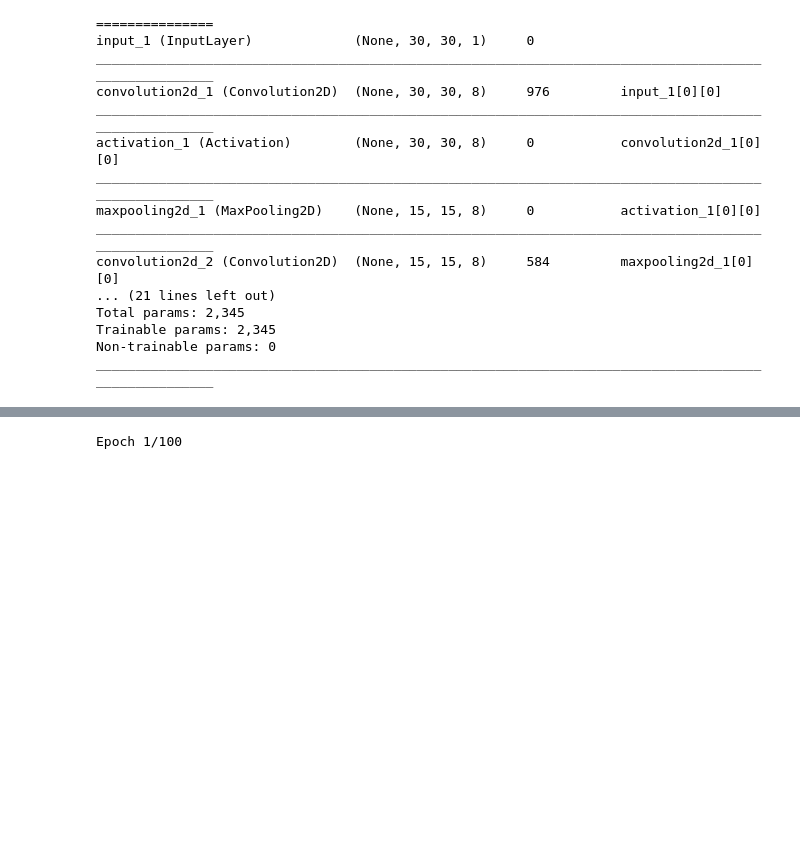
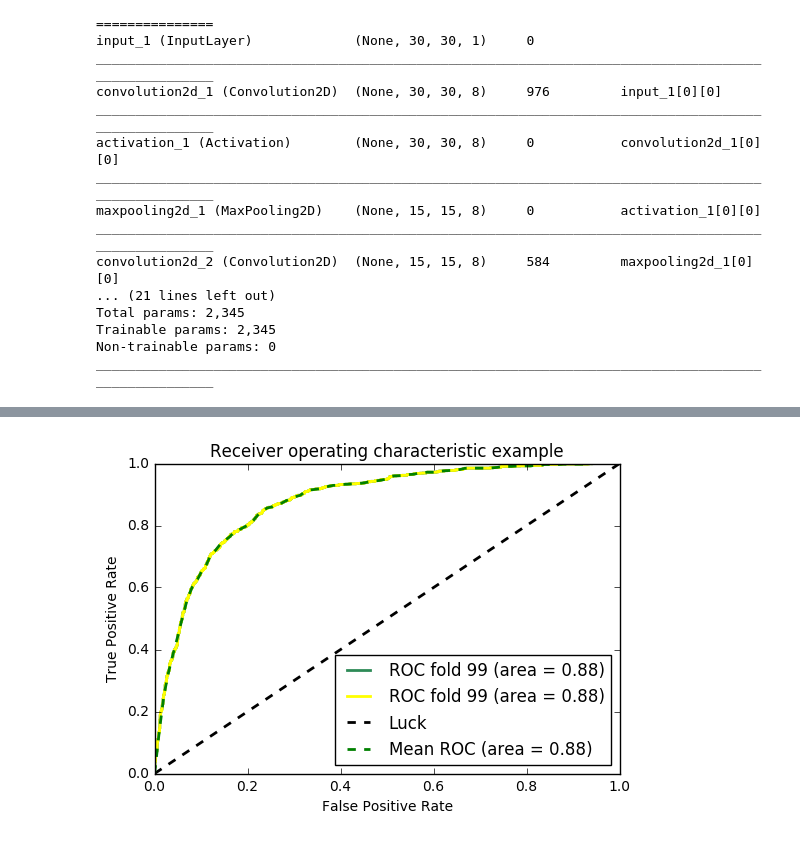
Before and after one commit to awhitbeck/scientific-python-hats, a Jupyter notebook: cms-open-data-ml/MLJEC@MCTruth.ipynb, the cells around one changed output, grey strips where cells are left out. Drawn from its saved outputs; the diff is of its cells as text; code cells hidden in the pictures; blank space fills up the shorter version.

Commit message:
Separate the training and plotting parts of the model fitting.

```diff
--- a/cms-open-data-ml/MLJEC@MCTruth.ipynb
+++ b/cms-open-data-ml/MLJEC@MCTruth.ipynb
@@ -417,3 +420,23 @@ Total params: 2,345
 Trainable params: 2,345
 Non-trainable params: 0
 ____________________________________________________________________________________________________
+# %%
+# Run classifier with cross-validation and plot ROC curves
+kfold = StratifiedKFold(n_splits=2, shuffle=True,  random_state=seed)
+early_stopping = EarlyStopping(monitor='val_loss', patience=10)
+
+mean_tpr = 0.0
+mean_fpr = np.linspace(0, 1, 100)
+colors = cycle(['cyan', 'indigo', 'seagreen', 'yellow', 'blue', 'darkorange', 'red', 'black', 'green', 'brown'])
+lw = 2
+
+i = 0
+histories = []
+models = []
+for cv, color in zip(range(0,2), colors):
+    conv_model = build_conv_model()
+    early_stopping = EarlyStopping(monitor='val_loss', patience=100)
+    jetImageGenerator = JetImageGenerator()
+    history = conv_model.fit_generator(jetImageGenerator.generator(crossvalidation=int(cv)), 64, validation_data=jetImageGenerator.generator(test=True), nb_val_samples=64, nb_epoch=10, verbose=1, callbacks=[early_stopping])
+    histories.append(history)
+    models.append(conv_model)
@@ -420,72 +462,42 @@ ________________________________________________________________________________
 # %%
-# Run classifier with cross-validation and plot ROC curves
-from itertools import cycle
-from sklearn.metrics import roc_curve, auc
-from scipy import interp
-
-X = np.concatenate([jet_images['TT'], jet_images['QCD']])
-Y_TT = np.ones(jet_images['TT'].shape[0])
-Y_QCD = np.zeros(jet_images['QCD'].shape[0])
-Y = np.concatenate([Y_TT, Y_QCD])
-
-encoder = LabelEncoder()
-encoder.fit(Y)
-encoded_Y = encoder.transform(Y)
-
-
-kfold = StratifiedKFold(n_splits=2, shuffle=True,  random_state=seed)
-early_stopping = EarlyStopping(monitor='val_loss', patience=10)
-
-
-mean_tpr = 0.0
-mean_fpr = np.linspace(0, 1, 100)
-colors = cycle(['cyan', 'indigo', 'seagreen', 'yellow', 'blue', 'darkorange', 'red', 'black', 'green', 'brown'])
-lw = 2
-
-i = 0
-histories = []
-for cv, color in range(0,2), colors:
-    conv_model = build_conv_model()
-    early_stopping = EarlyStopping(monitor='val_loss', patience=100)
-    jetImageGenerator = JetImageGenerator()
-    history = conv_model.fit_generator(jetImageGenerator.generator(crossvalidation=int(cv)), 320, validation_data=jetImageGenerator.generator(test=True), nb_val_samples=320, nb_epoch=100, verbose=1, callbacks=[early_stopping])
-    Y_score = conv_model.predict(X[test])
-    histories.append(history)
-
+#Plot the ROC curves for the training above
+for cv, color in zip(range(0,2), colors):
     nbatches = 100
     jetImageGenerator2 = JetImageGenerator()
     gen = jetImageGenerator2.generator(test=True)
     X_predict = []
     y_predict = []
     for i in range(nbatches):
+        if i%10==0:
+            print "Jet",i
         Xp, yp = gen.next()
         X_predict += [Xp]
         y_predict += [yp]
     X_predict = np.concatenate(X_predict)
     y_predict = np.concatenate(y_predict)
     y_score = conv_model.predict(X_predict)
     # Compute ROC curve and area the curve
     fpr, tpr, thresholds = roc_curve(y_predict, y_score)
     mean_tpr += interp(mean_fpr, fpr, tpr)
     mean_tpr[0] = 0.0
     roc_auc = auc(fpr, tpr)
     plt.plot(fpr, tpr, lw=lw, color=color, label='ROC fold %d (area = %0.2f)' % (i, roc_auc))
     i += 1
 
 plt.plot([0, 1], [0, 1], linestyle='--', lw=lw, color='k', label='Luck')
 mean_tpr /= kfold.get_n_splits(X, encoded_Y)
 mean_tpr[-1] = 1.0
 mean_auc = auc(mean_fpr, mean_tpr)
 plt.plot(mean_fpr, mean_tpr, color='g', linestyle='--',label='Mean ROC (area = %0.2f)' % mean_auc, lw=lw)
 plt.xlim([0, 1.0])
 plt.ylim([0, 1.0])
 plt.xlabel('False Positive Rate')
 plt.ylabel('True Positive Rate')
 plt.title('Receiver operating characteristic example')
 plt.legend(loc="lower right")
 plt.show()
 # %% [output]
-Epoch 1/100
+[figure, added]
 # %%
 def deprocess_image(x):
     # normalize tensor: center on 0., ensure std is 0.1
```
Also changed, not shown: parts of 2 cells of this notebook.
